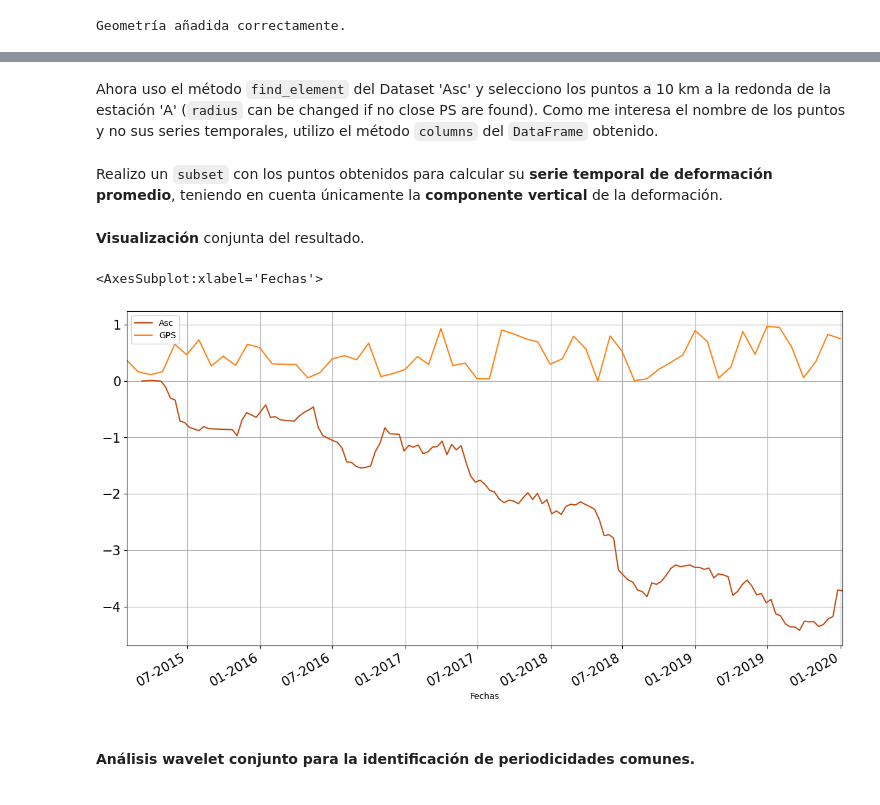
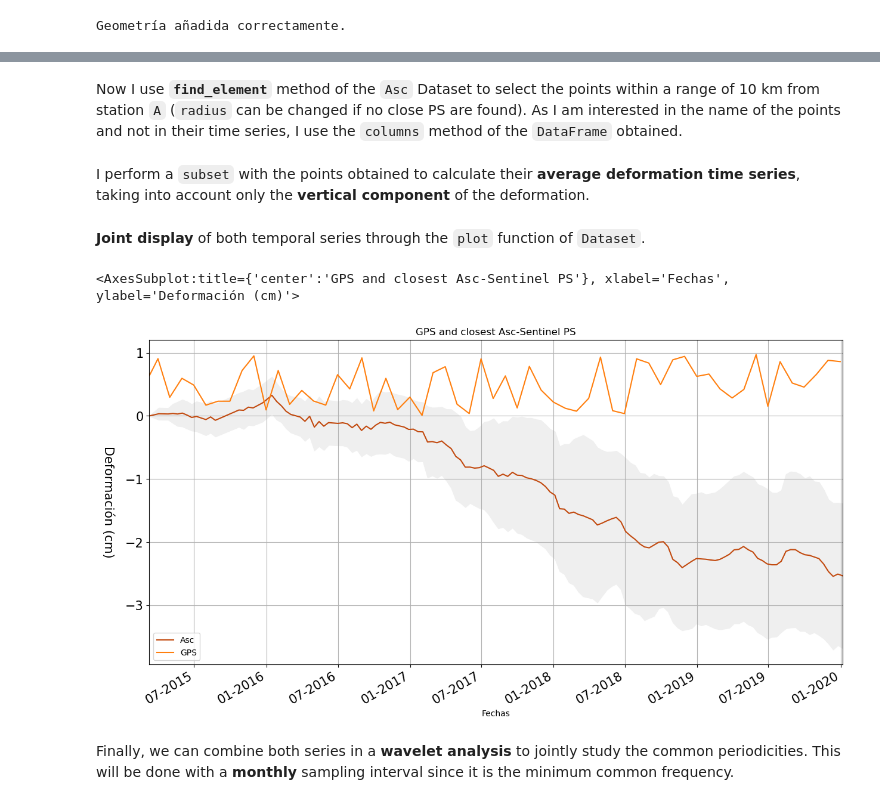
Before and after one commit to MiguelonGonzalez/wasar, a Jupyter notebook: examples/Adding other database to the model.ipynb, the cells around one changed output, grey strips where cells are left out. Saved outputs shown, nothing was run; the diff lists cells and outputs as text; code cells hidden in the pictures.

Commit message:
parts and tutorial
Update dataset.parts **kwargs for including label kwargs; and finalizing random database tutorial

```diff
--- a/examples/Adding other database to the model.ipynb
+++ b/examples/Adding other database to the model.ipynb
@@ -70,24 +70,25 @@ Para seleccionar los PS del dataset 'Asc' a 10 km a la redonda se necesita inclu
 # %%
 A_xy = Gps.xy('A')
 # %% [markdown]
-Ahora uso el método `find_element` del Dataset 'Asc' y selecciono los puntos a 10 km a la redonda de la estación 'A' (`radius` can be changed if no close PS are found). Como me interesa el nombre de los puntos y no sus series temporales, utilizo el método `columns` del `DataFrame` obtenido.
+Now I use **`find_element`** method of the `Asc` Dataset to select the points within a range of 10 km from station `A` (`radius` can be changed if no close PS are found). As I am interested in the name of the points and not in their time series, I use the `columns` method of the `DataFrame` obtained.
 # %%
 points = Asc.find_element(A_xy, way='radius', radius=10).columns
 # %% [markdown]
-Realizo un `subset` con los puntos obtenidos para calcular su **serie temporal de deformación promedio**, teniendo en cuenta únicamente la **componente vertical** de la deformación.
+I perform a `subset` with the points obtained to calculate their **average deformation time series**, taking into account only the **vertical component** of the deformation.
 # %%
-ts_Asc = Asc.subset(list(points), vm=True).mean()
+Asc_subset = Asc.subset(list(points), vm=True)
+ts_Asc = Asc_subset.mean()
 
 ts_gps = Gps.take('A').loc[:,('Fechas', 'Valores')]
-ts_gps = ts_gps.set_index('Fechas').squeeze()
+ts_gps = ts_gps.set_index('Fechas').squeeze()   # I squeeze the output DataFrame to turn it into a Series
 # %% [markdown]
-**Visualización** conjunta del resultado.
+**Joint display** of both temporal series through the `plot` function of `Dataset`.
 # %%
-ax = ts_Asc.plot(label='Asc',legend=True)
-ts_gps.plot(ax=ax, label='GPS',legend=True)
+ax = Asc_subset.plot(mean=True, label='Asc', legend=True)
+ts_gps.plot(ax=ax, label='GPS', legend=True, title='GPS and closest Asc-Sentinel PS')
 # %% [output]
-<AxesSubplot:xlabel='Fechas'>
+<AxesSubplot:title={'center':'GPS and closest Asc-Sentinel PS'}, xlabel='Fechas', ylabel='Deformación (cm)'>
-[figure, old version]
+[figure, new version]
 # %% [markdown]
-#### Análisis wavelet conjunto para la identificación de periodicidades comunes.
+Finally, we can combine both series in a **wavelet analysis** to jointly study the common periodicities. This will be done with a **monthly** sampling interval since it is the minimum common frequency.
 # %%
```
Also changed, not shown: parts of 6 cells of this notebook, 1 other file.
